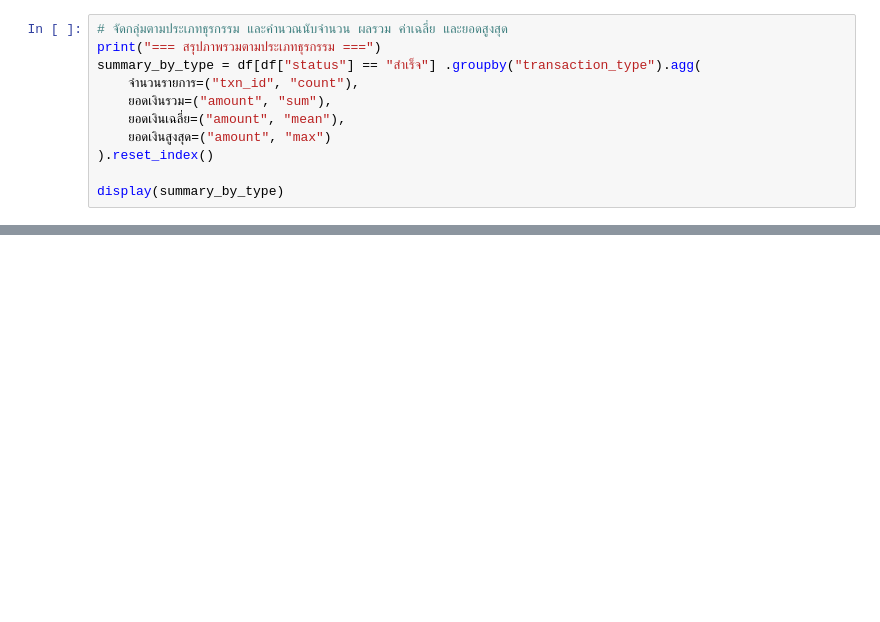
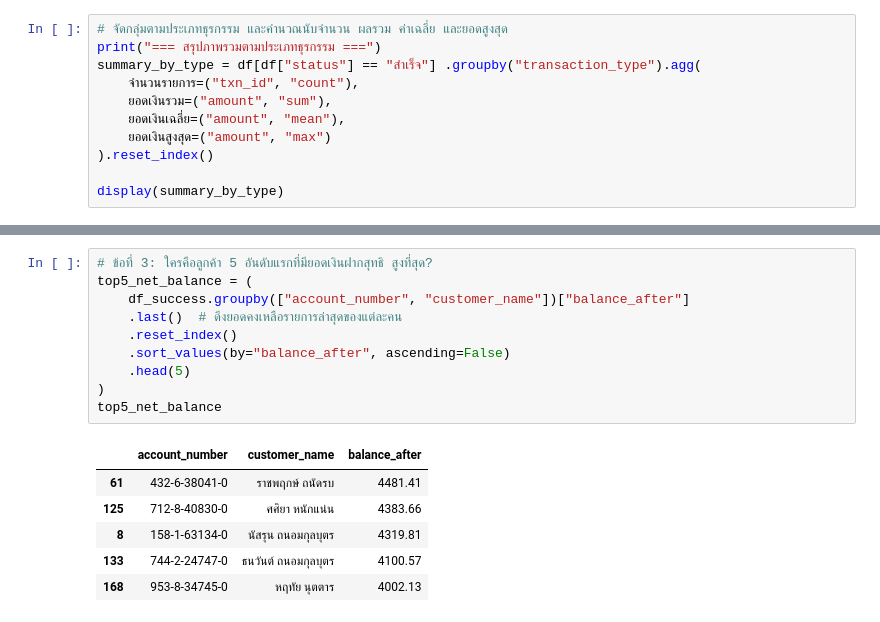
Before and after one commit to natchanant-arch/Project_Savings_Cooperative, a Jupyter notebook: FINAL_PRO.ipynb, the cells around one changed output, grey strips where cells are left out. Cells and saved outputs as stored; diff of their text form; blank space fills up the shorter version.

```diff
--- a/FINAL_PRO.ipynb
+++ b/FINAL_PRO.ipynb
@@ -663,0 +701,17 @@ display(summary_by_type)
+# %%
+# ข้อที่ 3: ใครคือลูกค้า 5 อันดับแรกที่มียอดเงินฝากสุทธิ สูงที่สุด?
+top5_net_balance = (
+    df_success.groupby(["account_number", "customer_name"])["balance_after"]
+    .last()  # ดึงยอดคงเหลือรายการล่าสุดของแต่ละคน
+    .reset_index()
+    .sort_values(by="balance_after", ascending=False)
+    .head(5)
+)
+top5_net_balance
+# %% [output]
+|  | account_number | customer_name | balance_after |
+| 61 | 432-6-38041-0 | ราชพฤกษ์ ถนัดรบ | 4481.41 |
+| 125 | 712-8-40830-0 | ศศิยา หนักแน่น | 4383.66 |
+| 8 | 158-1-63134-0 | นัสรุน ถนอมกุลบุตร | 4319.81 |
+| 133 | 744-2-24747-0 | ธนวันต์ ถนอมกุลบุตร | 4100.57 |
+| 168 | 953-8-34745-0 | หฤทัย นุตตาร | 4002.13 |
```
Also changed, not shown: parts of 4 cells of this notebook.
